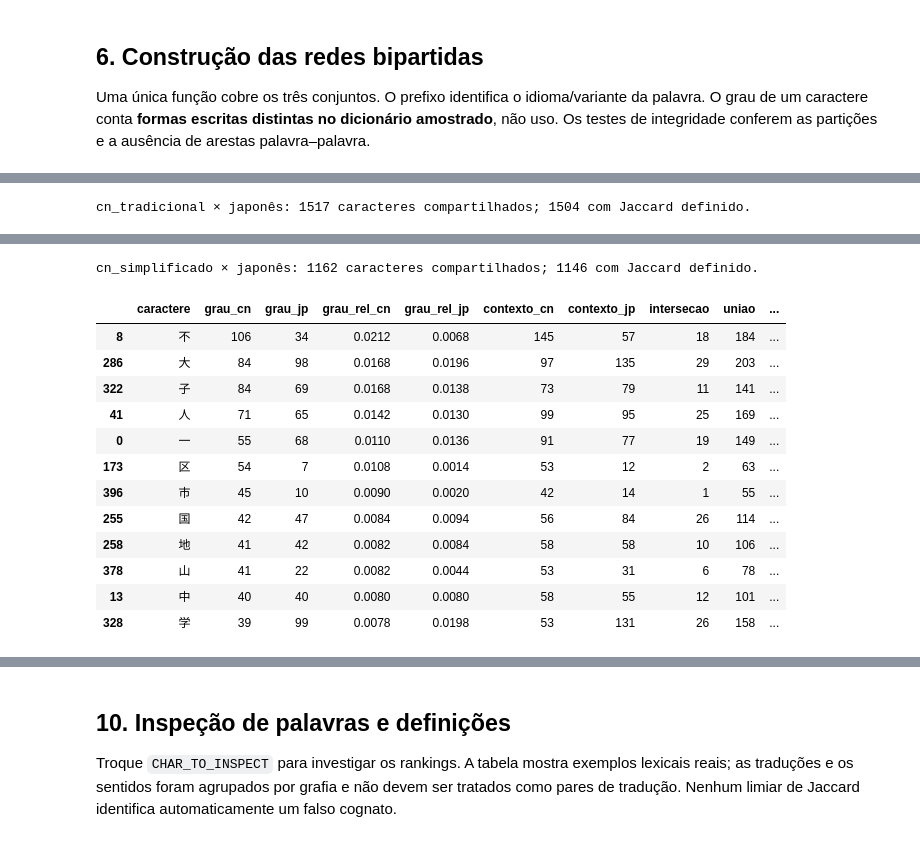
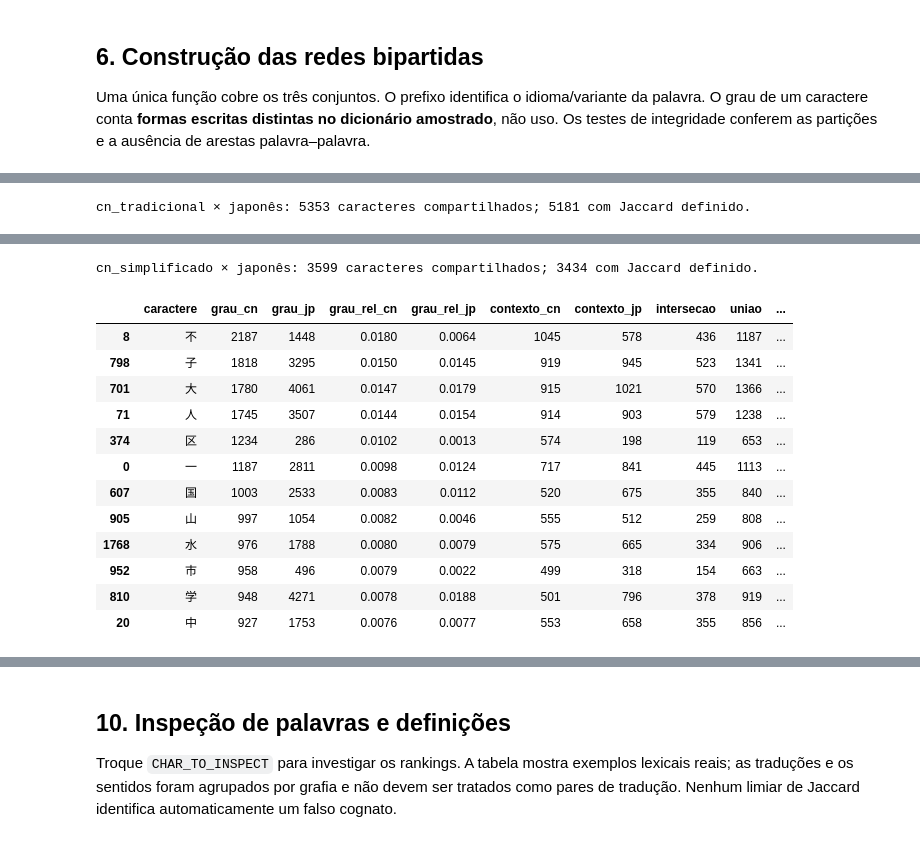
Before and after one commit to 39Matheus/AED2, a Jupyter notebook: LOTUS.ipynb, the cells around one changed output, grey strips where cells are left out. Saved outputs shown, nothing was run; the diff lists cells and outputs as text; code cells hidden in the pictures.

```diff
--- a/LOTUS.ipynb
+++ b/LOTUS.ipynb
@@ -52,7 +57,7 @@ import subprocess
 if "google.colab" in sys.modules:
     subprocess.check_call([sys.executable, "-m", "pip", "install", "-q",
                            "networkx==3.4.2", "pandas==2.2.3", "matplotlib==3.10.0",
-                           "requests==2.32.3", "pyvis==0.3.2"])
+                           "requests==2.32.3", "pyvis==0.3.2", "scipy==1.17.0"])
 
 import gzip
 import hashlib
@@ -70,9 +75,11 @@ import matplotlib.pyplot as plt
 import networkx as nx
 import pandas as pd
 import requests
+import scipy
 from IPython.display import HTML, display
 from matplotlib.font_manager import FontProperties
 
+USE_SAMPLE = False  # False: população completa; True: amostra com os limites abaixo.
 N_CN = 5000
 N_JP = 5000
 SEED = 42
@@ -303,11 +322,11 @@ def build_word_character_graph(df, column, prefix, language, reading_column):
     return graph
 
 
-G_cn_trad = build_word_character_graph(df_cn_sample, "traditional", "CN_TRAD_WORD:",
+G_cn_trad = build_word_character_graph(df_cn_used, "traditional", "CN_TRAD_WORD:",
                                      "chinese_traditional", "pinyin")
-G_cn_simp = build_word_character_graph(df_cn_sample, "simplified", "CN_WORD:",
+G_cn_simp = build_word_character_graph(df_cn_used, "simplified", "CN_WORD:",
                                      "chinese_simplified", "pinyin")
-G_jp = build_word_character_graph(df_jp_sample, "word", "JP_WORD:", "japanese", "reading")
+G_jp = build_word_character_graph(df_jp_used, "word", "JP_WORD:", "japanese", "reading")
 GRAPHS = {"cn_tradicional": G_cn_trad, "cn_simplificado": G_cn_simp, "japones": G_jp}
 
 
@@ -418,8 +452,21 @@ Por isso, não os interpretamos como evidência de comunidade semântica.
 # %%
-PROJECTIONS = {
-    name: nx.algorithms.bipartite.weighted_projected_graph(graph, partition(graph, "character"))
-    for name, graph in GRAPHS.items()
-}
+def project_characters(graph):
+    words = partition(graph, "word")
+    chars = partition(graph, "character")
+    if not words or not chars:
+        return graph.subgraph(chars).copy()
+    incidence = nx.algorithms.bipartite.biadjacency_matrix(
+        graph, row_order=words, column_order=chars, dtype="int64", weight=None, format="csr")
+    cooccurrence = (incidence.T @ incidence).tocsr()
+    cooccurrence.setdiag(0)
+    cooccurrence.eliminate_zeros()
+    projection = nx.from_scipy_sparse_array(cooccurrence, edge_attribute="weight")
+    projection = nx.relabel_nodes(projection, dict(enumerate(chars)))
+    nx.set_node_attributes(projection, {char: graph.nodes[char] for char in chars})
+    return projection
+
+
+PROJECTIONS = {name: project_characters(graph) for name, graph in GRAPHS.items()}
 
 
 def compare_contexts(cn_graph, jp_graph, cn_projection, jp_projection):
@@ -450,5 +497,5 @@ for variant in ("cn_tradicional", "cn_simplificado"):
           f"{table['jaccard'].notna().sum()} com Jaccard definido.")
     display(table.sort_values(["grau_cn", "caractere"], ascending=[False, True]).head(12).round(4))
 # %% [output]
-cn_tradicional × japonês: 1517 caracteres compartilhados; 1504 com Jaccard definido.
+cn_tradicional × japonês: 5353 caracteres compartilhados; 5181 com Jaccard definido.
 |  | caractere | grau_cn | grau_jp | grau_rel_cn | grau_rel_jp | contexto_cn | contexto_jp | intersecao | uniao | ... |
@@ -467,14 +514,14 @@ cn_tradicional × japonês: 1517 caracteres compartilhados; 1504 com Jaccard def
-cn_simplificado × japonês: 1162 caracteres compartilhados; 1146 com Jaccard definido.
+cn_simplificado × japonês: 3599 caracteres compartilhados; 3434 com Jaccard definido.
 |  | caractere | grau_cn | grau_jp | grau_rel_cn | grau_rel_jp | contexto_cn | contexto_jp | intersecao | uniao | ... |
-| 8 | 不 | 106 | 34 | 0.0212 | 0.0068 | 145 | 57 | 18 | 184 | ... |
-| 286 | 大 | 84 | 98 | 0.0168 | 0.0196 | 97 | 135 | 29 | 203 | ... |
-| 322 | 子 | 84 | 69 | 0.0168 | 0.0138 | 73 | 79 | 11 | 141 | ... |
-| 41 | 人 | 71 | 65 | 0.0142 | 0.0130 | 99 | 95 | 25 | 169 | ... |
-| 0 | 一 | 55 | 68 | 0.0110 | 0.0136 | 91 | 77 | 19 | 149 | ... |
-| 173 | 区 | 54 | 7 | 0.0108 | 0.0014 | 53 | 12 | 2 | 63 | ... |
-| 396 | 市 | 45 | 10 | 0.0090 | 0.0020 | 42 | 14 | 1 | 55 | ... |
-| 255 | 国 | 42 | 47 | 0.0084 | 0.0094 | 56 | 84 | 26 | 114 | ... |
-| 258 | 地 | 41 | 42 | 0.0082 | 0.0084 | 58 | 58 | 10 | 106 | ... |
-| 378 | 山 | 41 | 22 | 0.0082 | 0.0044 | 53 | 31 | 6 | 78 | ... |
-| 13 | 中 | 40 | 40 | 0.0080 | 0.0080 | 58 | 55 | 12 | 101 | ... |
-| 328 | 学 | 39 | 99 | 0.0078 | 0.0198 | 53 | 131 | 26 | 158 | ... |
+| 8 | 不 | 2187 | 1448 | 0.0180 | 0.0064 | 1045 | 578 | 436 | 1187 | ... |
+| 798 | 子 | 1818 | 3295 | 0.0150 | 0.0145 | 919 | 945 | 523 | 1341 | ... |
+| 701 | 大 | 1780 | 4061 | 0.0147 | 0.0179 | 915 | 1021 | 570 | 1366 | ... |
+| 71 | 人 | 1745 | 3507 | 0.0144 | 0.0154 | 914 | 903 | 579 | 1238 | ... |
+| 374 | 区 | 1234 | 286 | 0.0102 | 0.0013 | 574 | 198 | 119 | 653 | ... |
+| 0 | 一 | 1187 | 2811 | 0.0098 | 0.0124 | 717 | 841 | 445 | 1113 | ... |
+| 607 | 国 | 1003 | 2533 | 0.0083 | 0.0112 | 520 | 675 | 355 | 840 | ... |
+| 905 | 山 | 997 | 1054 | 0.0082 | 0.0046 | 555 | 512 | 259 | 808 | ... |
+| 1768 | 水 | 976 | 1788 | 0.0080 | 0.0079 | 575 | 665 | 334 | 906 | ... |
+| 952 | 市 | 958 | 496 | 0.0079 | 0.0022 | 499 | 318 | 154 | 663 | ... |
+| 810 | 学 | 948 | 4271 | 0.0078 | 0.0188 | 501 | 796 | 378 | 919 | ... |
+| 20 | 中 | 927 | 1753 | 0.0076 | 0.0077 | 553 | 658 | 355 | 856 | ... |
```
Also changed, not shown: parts of 21 cells of this notebook, 20 other files.
